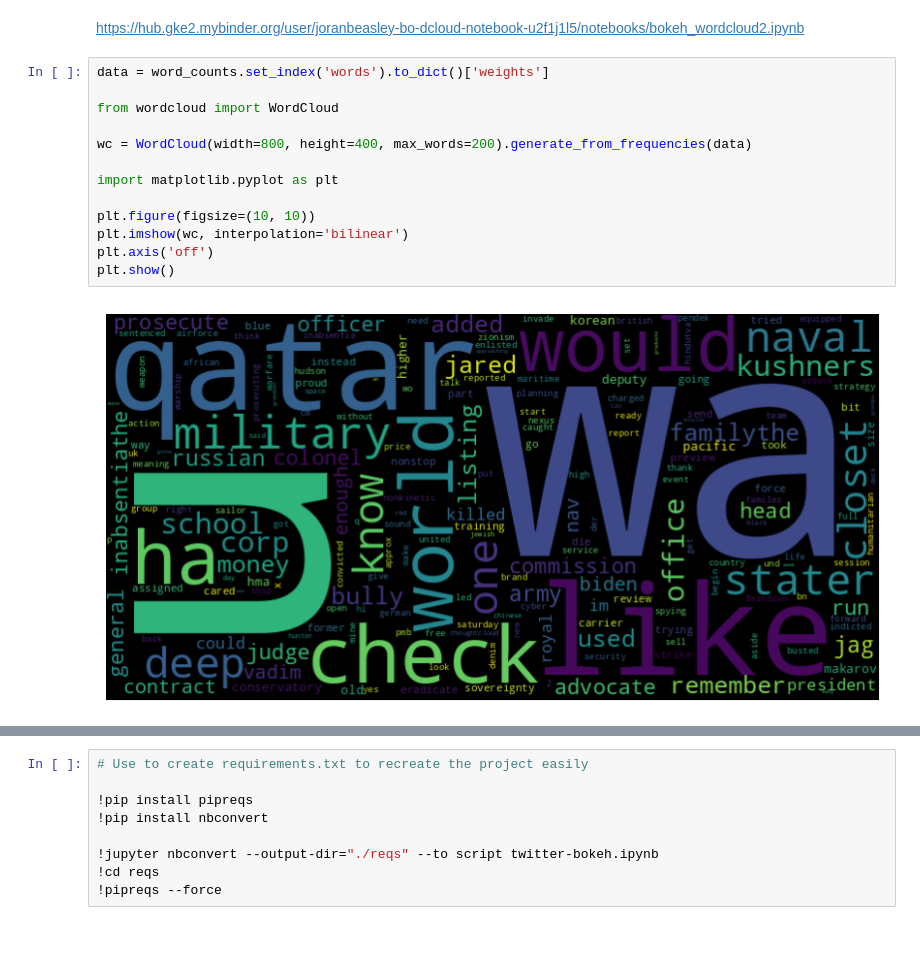
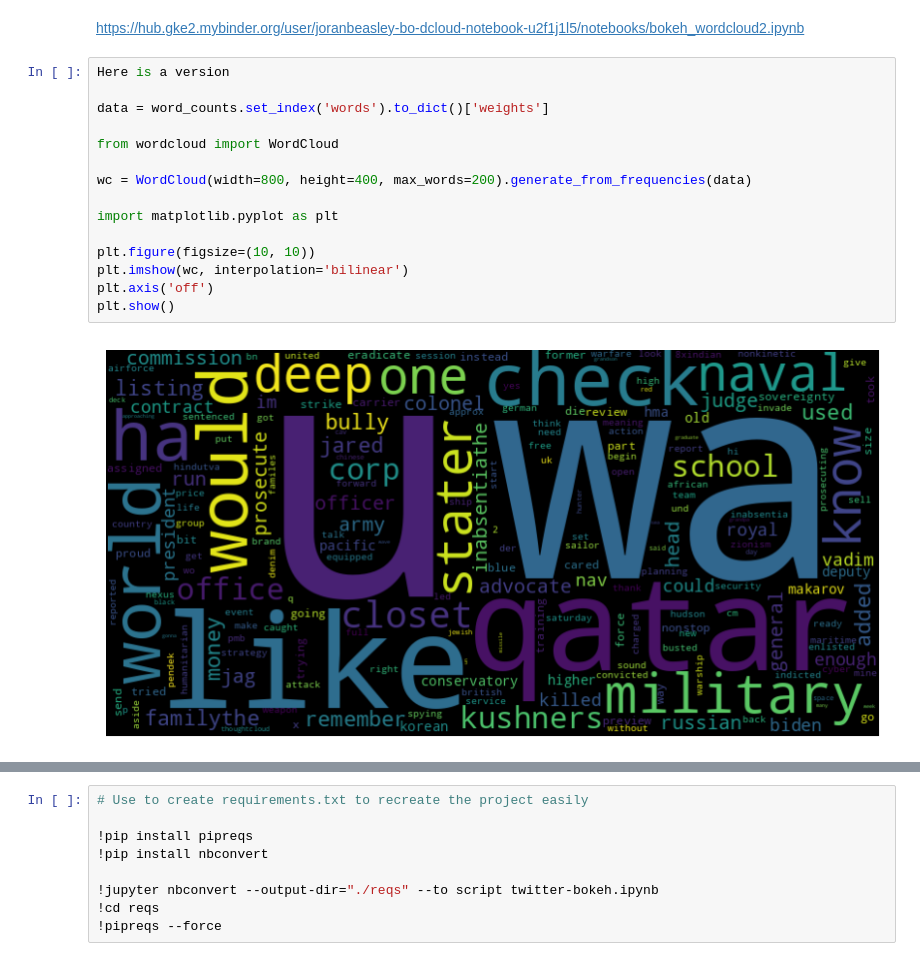
Before and after one commit to syst3m2/twitter-bokeh-tutorial, a Jupyter notebook: twitter-bokeh.ipynb, the cells around one changed output, grey strips where cells are left out. Saved outputs shown, nothing was run; the diff lists cells and outputs as text.

```diff
--- a/twitter-bokeh.ipynb
+++ b/twitter-bokeh.ipynb
@@ -439,17 +419,19 @@ def remote_jupyter_proxy_url(port):
 # %% [markdown]
 https://hub.gke2.mybinder.org/user/joranbeasley-bo-dcloud-notebook-u2f1j1l5/notebooks/bokeh_wordcloud2.ipynb
 # %%
+Here is a version
+
 data = word_counts.set_index('words').to_dict()['weights']
 
 from wordcloud import WordCloud
 
 wc = WordCloud(width=800, height=400, max_words=200).generate_from_frequencies(data)
 
 import matplotlib.pyplot as plt
 
 plt.figure(figsize=(10, 10))
 plt.imshow(wc, interpolation='bilinear')
 plt.axis('off')
 plt.show()
 # %% [output]
-[figure, old version]
+[figure, new version]
```
Also changed, not shown: parts of 6 cells of this notebook.
